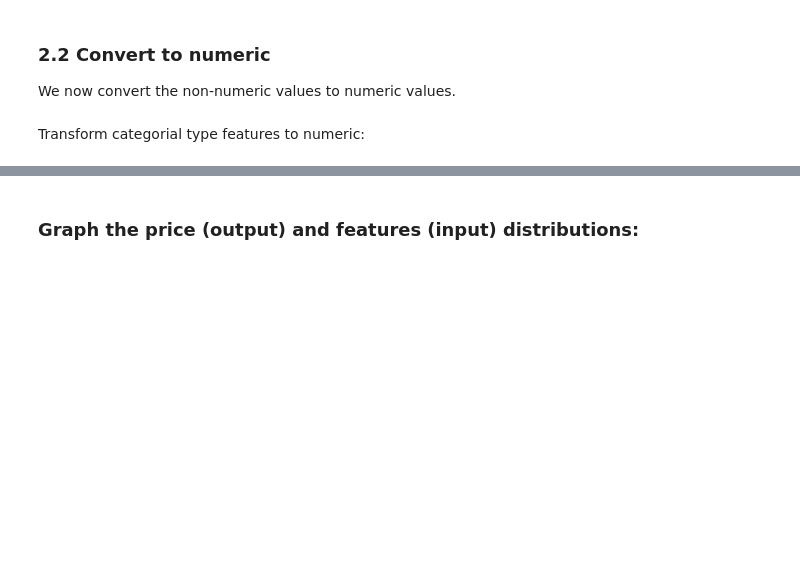
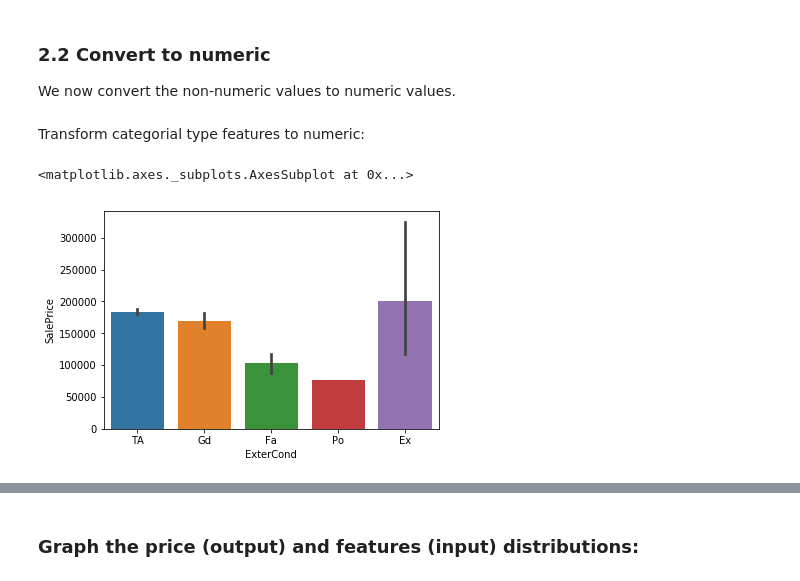
Before and after one commit to hamedrazavi/house_price_prediction_kaggle, a Jupyter notebook: house_prices_prediction_kaggle.ipynb, the cells around one changed output, grey strips where cells are left out. Drawn from its saved outputs; the diff is of its cells as text; code cells hidden in the pictures; blank space fills up the shorter version.

```diff
--- a/house_prices_prediction_kaggle.ipynb
+++ b/house_prices_prediction_kaggle.ipynb
@@ -230,3 +234,8 @@ for data in data_list:
         label_encoder = LabelEncoder()
         label_encoder.fit(combinedData[labelListOld[i]])
         data[labelListNew[i]] = label_encoder.transform(data[labelListOld[i]])
+# %%
+sns.barplot(x = trData['ExterCond'], y = trData['SalePrice'])
+# %% [output]
+<matplotlib.axes._subplots.AxesSubplot at 0x...>
+[figure, added]
```
Also changed, not shown: parts of 20 cells of this notebook.
